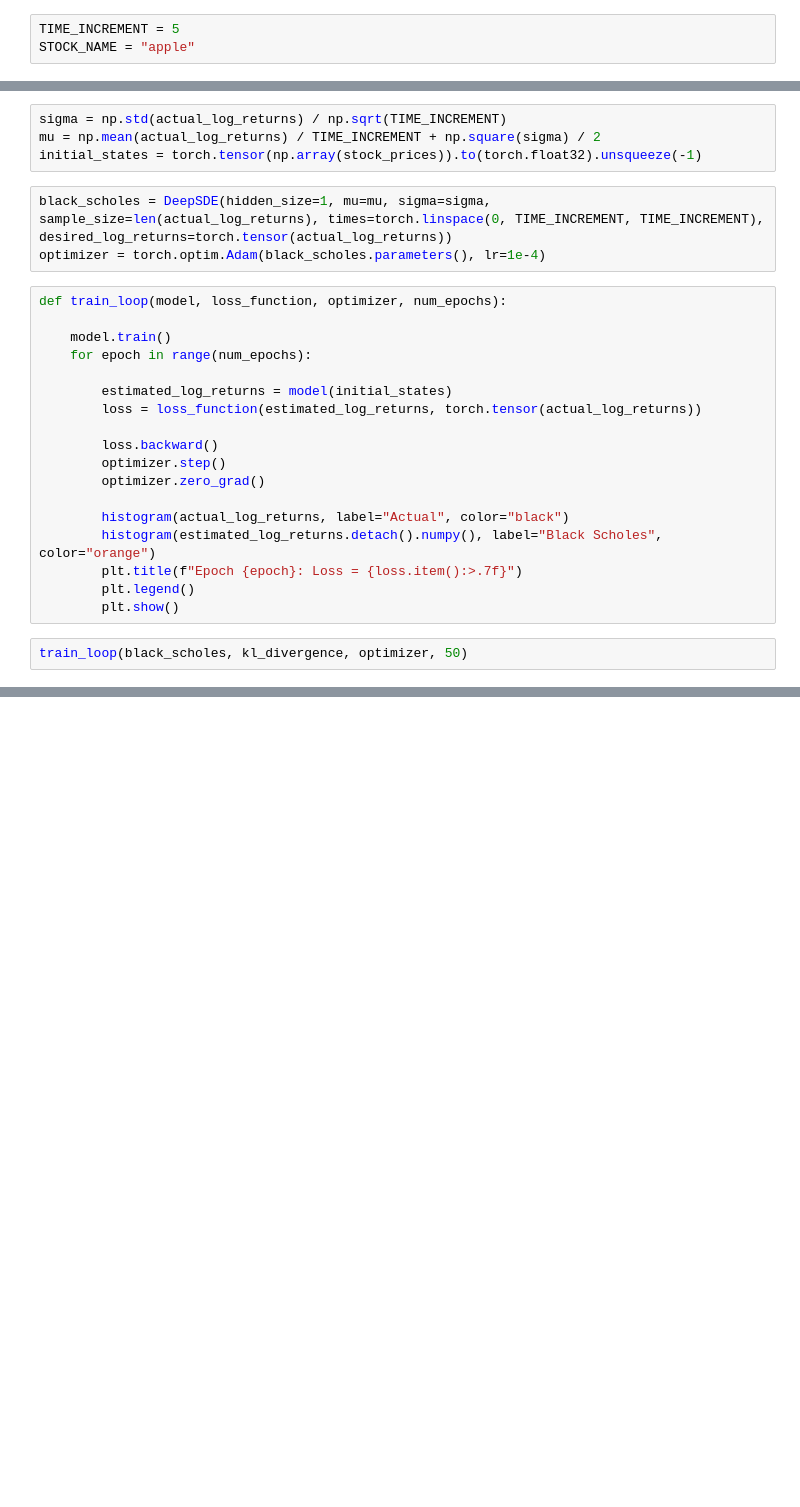
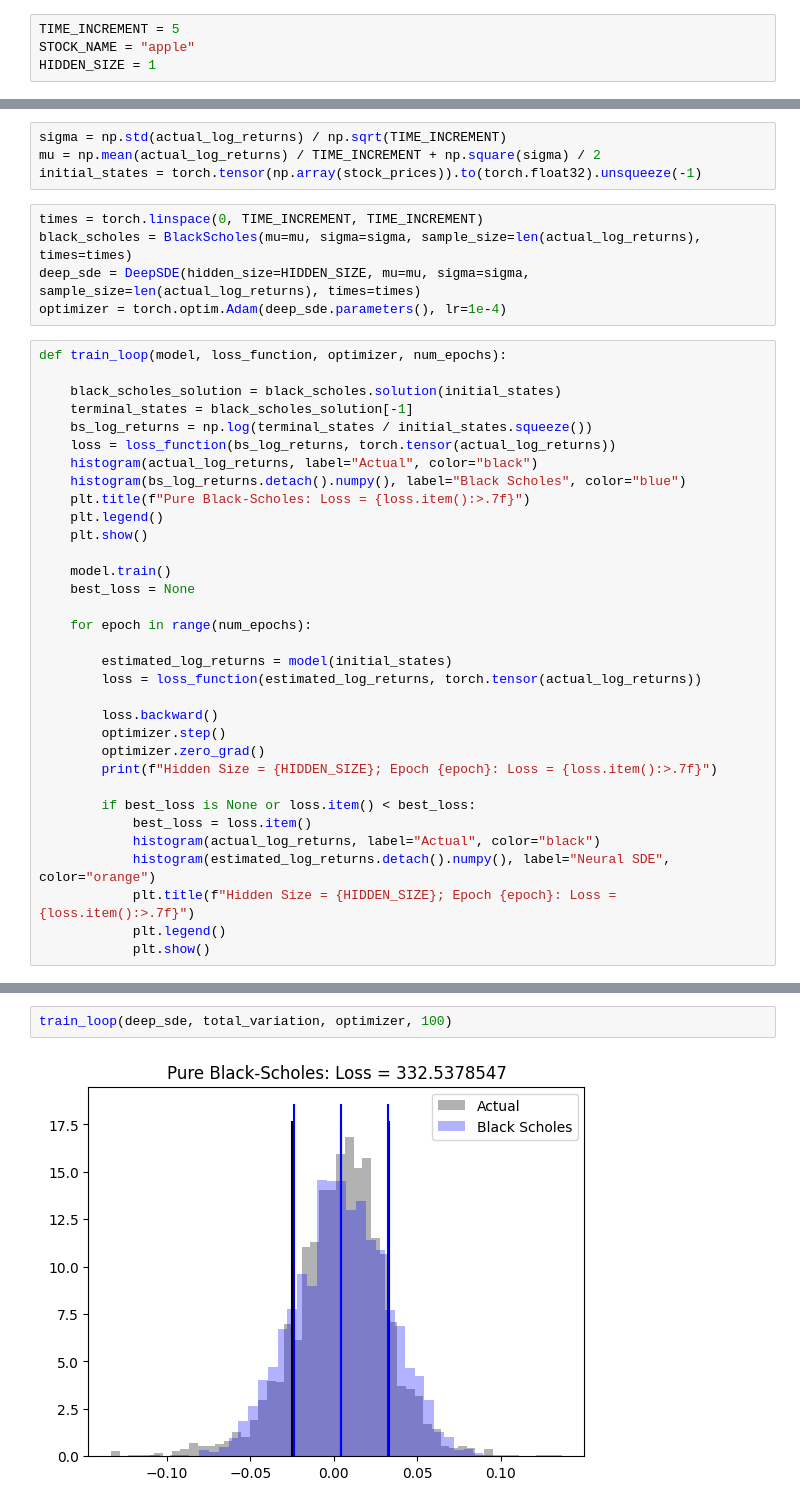
Before and after one commit to viviankessler/neural-sde, a Jupyter notebook: deep_sde.ipynb, the cells around one changed output, grey strips where cells are left out. Drawn from its saved outputs; the diff is of its cells as text; blank space fills up the shorter version.

Commit message:
depth2_hidden_size1

```diff
--- a/deep_sde.ipynb
+++ b/deep_sde.ipynb
@@ -9,6 +9,7 @@ from sde import DeepSDE
 # %%
 TIME_INCREMENT = 5
 STOCK_NAME = "apple"
+HIDDEN_SIZE = 1
 # %%
 stock_prices = load_stock_prices(STOCK_NAME)
 actual_log_returns, stock_prices = get_log_returns(stock_prices)
@@ -17,12 +18,26 @@ sigma = np.std(actual_log_returns) / np.sqrt(TIME_INCREMENT)
 mu = np.mean(actual_log_returns) / TIME_INCREMENT + np.square(sigma) / 2
 initial_states = torch.tensor(np.array(stock_prices)).to(torch.float32).unsqueeze(-1)
 # %%
-black_scholes = DeepSDE(hidden_size=1, mu=mu, sigma=sigma, sample_size=len(actual_log_returns), times=torch.linspace(0, TIME_INCREMENT, TIME_INCREMENT), desired_log_returns=torch.tensor(actual_log_returns))
-optimizer = torch.optim.Adam(black_scholes.parameters(), lr=1e-4)
+times = torch.linspace(0, TIME_INCREMENT, TIME_INCREMENT)
+black_scholes = BlackScholes(mu=mu, sigma=sigma, sample_size=len(actual_log_returns), times=times)
+deep_sde = DeepSDE(hidden_size=HIDDEN_SIZE, mu=mu, sigma=sigma, sample_size=len(actual_log_returns), times=times)
+optimizer = torch.optim.Adam(deep_sde.parameters(), lr=1e-4)
 # %%
 def train_loop(model, loss_function, optimizer, num_epochs):
 
+    black_scholes_solution = black_scholes.solution(initial_states)
+    terminal_states = black_scholes_solution[-1]
+    bs_log_returns = np.log(terminal_states / initial_states.squeeze())
+    loss = loss_function(bs_log_returns, torch.tensor(actual_log_returns))
+    histogram(actual_log_returns, label="Actual", color="black")
+    histogram(bs_log_returns.detach().numpy(), label="Black Scholes", color="blue")
+    plt.title(f"Pure Black-Scholes: Loss = {loss.item():>.7f}")
+    plt.legend()
+    plt.show()
+
     model.train()
+    best_loss = None
+
     for epoch in range(num_epochs):
 
         estimated_log_returns = model(initial_states)
@@ -31,11 +46,12 @@ def train_loop(model, loss_function, optimizer, num_epochs):
         loss.backward()
         optimizer.step()
         optimizer.zero_grad()
+        print(f"Hidden Size = {HIDDEN_SIZE}; Epoch {epoch}: Loss = {loss.item():>.7f}")
 
-        histogram(actual_log_returns, label="Actual", color="black")
-        histogram(estimated_log_returns.detach().numpy(), label="Black Scholes", color="orange")
-        plt.title(f"Epoch {epoch}: Loss = {loss.item():>.7f}")
-        plt.legend()
-        plt.show()
+        if best_loss is None or loss.item() < best_loss:
+            best_loss = loss.item()
+            histogram(actual_log_returns, label="Actual", color="black")
+            histogram(estimated_log_returns.detach().numpy(), label="Neural SDE", color="orange")
+            plt.title(f"Hidden Size = {HIDDEN_SIZE}; Epoch {epoch}: Loss = {loss.item():>.7f}")
+            plt.legend()
+            plt.show()
-# %%
-train_loop(black_scholes, kl_divergence, optimizer, 50)
@@ -55,0 +58,4 @@ train_loop(black_scholes, kl_divergence, optimizer, 50)
+# %%
+train_loop(deep_sde, total_variation, optimizer, 100)
+# %% [output]
+[figure, added]
```
Also changed, not shown: parts of 3 cells of this notebook, 2 other files.
